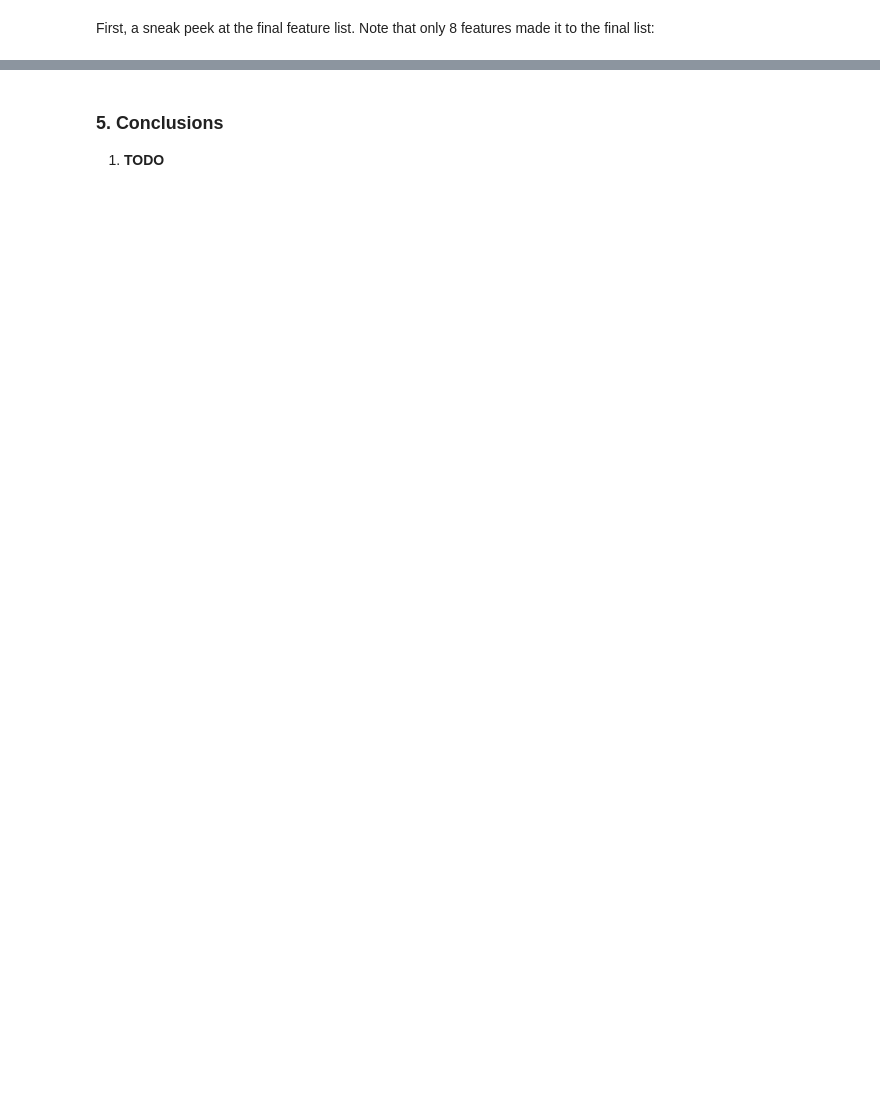
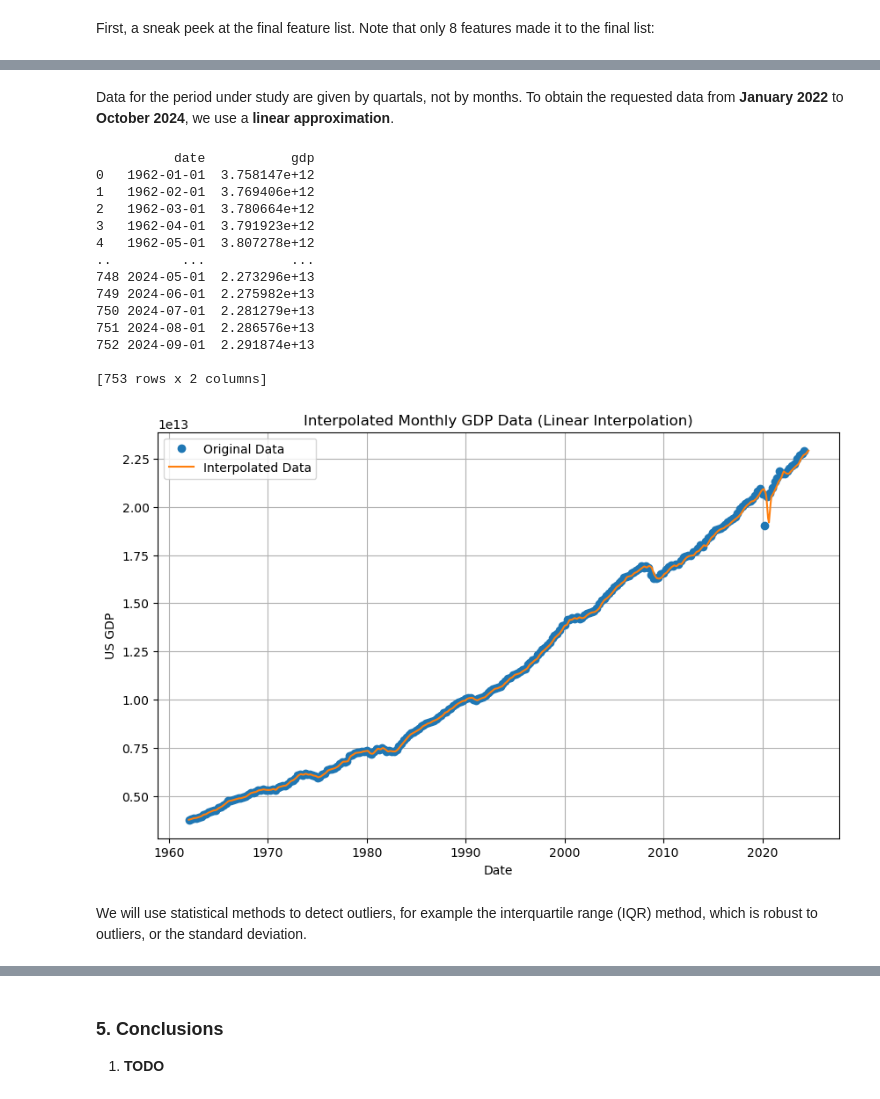
Before and after one commit to Engineer194/Analysis-of-the-US-Economy---Part-2, a Jupyter notebook: Macroeconomic Analysis of the US Economy - Part 2-v.1.ipynb, the cells around one changed output, grey strips where cells are left out. Drawn from its saved outputs; the diff is of its cells as text; code cells hidden in the pictures; blank space fills up the shorter version.

```diff
--- a/Macroeconomic Analysis of the US Economy - Part 2-v.1.ipynb
+++ b/Macroeconomic Analysis of the US Economy - Part 2-v.1.ipynb
@@ -195,0 +195,58 @@ gdp.head() # Show all data.
+# %% [markdown]
+Data for the period under study are given by quartals, not by months. To obtain the requested data from **January 2022** to **October 2024**, we use a **linear approximation**.
+# %%
+gdp_df = gdp.copy()
+
+# We make sure that the 'date' column is of type datetime.
+gdp_df['date'] = pd.to_datetime(gdp_df['date'])
+
+# Generate monthly dates.
+monthly_dates = pd.date_range(start='1962-01-01', end='2024-09-01', freq='MS')
+
+# Linear interpolation. We use numpy.interp for linear interpolation.
+x = np.arange(len(gdp_df))
+y = gdp_df['gdp'].values
+x_new = np.linspace(x.min(), x.max(), len(monthly_dates))
+
+y_new = np.interp(x_new, x, y)
+
+# Create a new DataFrame with the interpolated data.
+interpolated_gdp = pd.DataFrame({
+    'date': monthly_dates,
+    'gdp': y_new
+})
+
+# We make sure that the 'date' column is of type datetime.
+interpolated_gdp['date'] = pd.to_datetime(interpolated_gdp['date'])
+
+# __________ DataFrame (DF) with final data! __________
+print(interpolated_gdp)
+
+# Preview the results.
+plt.figure(figsize=(10, 6))
+plt.plot(gdp_df['date'], gdp_df['gdp'], 'o', label='Original Data')
+plt.plot(interpolated_gdp['date'], interpolated_gdp['gdp'], '-', label='Interpolated Data')
+plt.xlabel('Date')
+plt.ylabel('US GDP')
+plt.title('Interpolated Monthly GDP Data (Linear Interpolation)')
+plt.legend()
+plt.grid(True)
+plt.show()
+# %% [output]
+          date           gdp
+0   1962-01-01  3.758147e+12
+1   1962-02-01  3.769406e+12
+2   1962-03-01  3.780664e+12
+3   1962-04-01  3.791923e+12
+4   1962-05-01  3.807278e+12
+..         ...           ...
+748 2024-05-01  2.273296e+13
+749 2024-06-01  2.275982e+13
+750 2024-07-01  2.281279e+13
+751 2024-08-01  2.286576e+13
+752 2024-09-01  2.291874e+13
+
+[753 rows x 2 columns]
+[figure, added]
+# %% [markdown]
+We will use statistical methods to detect outliers, for example the interquartile range (IQR) method, which is robust to outliers, or the standard deviation.
```
Also changed, not shown: parts of 29 cells of this notebook.
